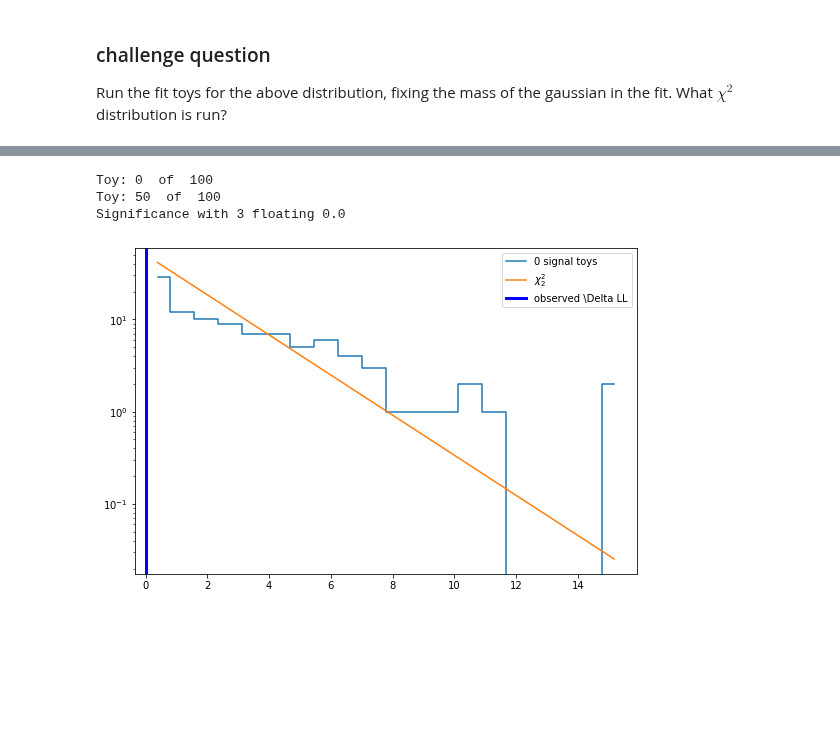
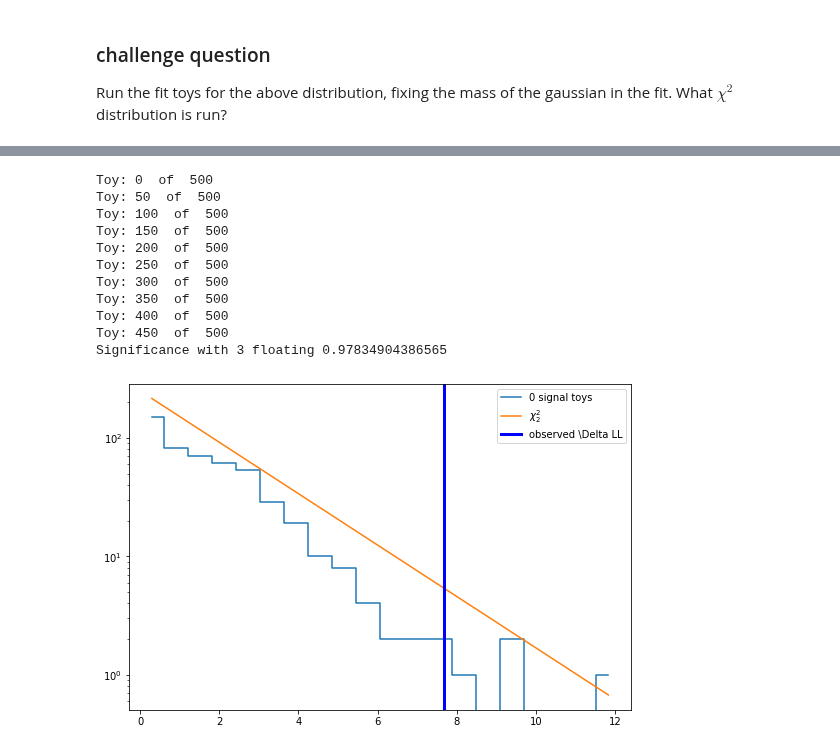
Before and after one commit to MIT-8s50/course, a Jupyter notebook: Lecture8/Lecture08_v1.ipynb, the cells around one changed output, grey strips where cells are left out. Saved outputs shown, nothing was run; the diff lists cells and outputs as text; code cells hidden in the pictures; blank space fills up the shorter version.

```diff
--- a/Lecture8/Lecture08_v1.ipynb
+++ b/Lecture8/Lecture08_v1.ipynb
@@ -1054,6 +1083,7 @@ For each of these we can define the likelihood by summing over our $N$ bins with
 Our liklihood ratio is then just the difference where we replace $f(x)$ with the appropriate hypothesis. Lets write this all out in lmfit and do it.
 # %%
 from scipy.stats import norm
+import lmfit
 
 def fNull(params,x):
     val = norm.pdf(x,params["mu"],params["sigma"])
@@ -1064,7 +1094,7 @@ def fAlt(params,x):
 
 def binnedLikelihood(params, x, ydata, weights, func):
     y_model= func(params,x)
-    residarr = np.sqrt(((y_model - ydata)/weights)**2 + 2*np.log(2*np.pi*weights**2))
+    residarr = np.sqrt(((y_model - ydata)/(2*weights))**2 + np.log(2*np.pi*weights**2))
     return residarr
 
 def fitData(iX,iY,iFunc,iPlot=False):
@@ -1087,7 +1117,7 @@ def fitData(iX,iY,iFunc,iPlot=False):
 def deltaNLL(x,y,iPlot=False):
     LLNull=fitData(x,y,fNull,iPlot)
     LLAlt=fitData(x,y,fAlt,iPlot)
-    return np.sum(LLAlt*LLAlt)-np.sum(LLNull*LLNull)
+    return 2.*(np.sum(LLAlt*LLAlt)-np.sum(LLNull*LLNull))
 
 x=bin_centers
 NLL = deltaNLL(x,y,True)
@@ -1116,11 +1146,11 @@ def toyNLL(iNEvents,iNToys,iBin_Edges):
     return deltaNLLArr
 
 NLL1 = toyNLL(300,500,bin_edges)
-ll1, ll_bin_edges = np.histogram(NLL1, bins=20)
+ll1, ll_bin_edges = np.histogram(NLL1, bins=20,density=True)
 ll_bin_centers = 0.5*(ll_bin_edges[1:] + ll_bin_edges[:-1])
 chi21 = np.array([])
 for x in ll_bin_centers:#range(len(bin_centers)):
-    chi2val=stats.chi2.pdf(x, 3)*len(NLL1) #len is to normalize
+    chi2val=stats.chi2.pdf(x, 3) #len is to normalize
     chi21 = np.append(chi21,chi2val)
 
 fig, ax = plt.subplots(figsize=(9,6))
@@ -1148,3 +1178,34 @@ Significance with 3 floating 1.0
 ### challenge question
 
 Run the fit toys for the above distribution, fixing the mass of the gaussian in the fit. What $\chi^{2}$ distribution is run?
+# %%
+def fitData(iX,iY,iFunc,iPlot=False):
+    params = lmfit.Parameters()
+    params.add('c',    value=1,min=0,max=np.inf)
+    params.add('mu',   value=100,min=0,max=200)
+    params.add('sigma',value=10,min=0,max=200)
+    params.add('amp',  value=20,min=0,max=np.inf)
+    params["mu"].vary = False
+    result = lmfit.minimize(binnedLikelihood, params, args=(iX,iY,(iY**0.5),iFunc))
+    #lmfit.report_fit(result)
+    if iPlot:
+        #Now we plot it.
+        plt.errorbar(iX, iY,np.sqrt(iY), lw=2,fmt=".k", capsize=0)
+        plt.plot(iX,iFunc(result.params,iX))
+        plt.xlabel("x")
+        plt.ylabel("N")
+        plt.show()
+    return result.residual
+
+def deltaNLL(x,y,iPlot=False):
+    LLNull=fitData(x,y,fNull,iPlot)
+    LLAlt=fitData(x,y,fAlt,iPlot)
+    return 2.*(np.sum(LLAlt*LLAlt)-np.sum(LLNull*LLNull))
+
+x=bin_centers
+NLL = deltaNLL(x,y,True)
+print("Delta negative Log Likelihood:",NLL)
+stats.chi2.pdf(x, 3)
+
+probability = 1-stats.chi2.cdf(NLL, 2)
+print("Our Probability of this happening",probability)
@@ -1151,33 +1217,41 @@ Run the fit toys for the above distribution, fixing the mass of the gaussian in
 # %%
 #answer
 def fitData(iX,iY,iFunc,iPlot=False):
     params = lmfit.Parameters()
     params.add('c',    value=1,min=0,max=np.inf)
     params.add('mu',   value=100,min=0,max=200)
     params.add('sigma',value=10,min=0,max=200)
     params.add('amp',  value=20,min=0,max=np.inf)
     params['mu'].vary = True    ###############!!!! this is what we fix
     result = lmfit.minimize(binnedLikelihood, params, args=(iX,iY,(iY**0.5),iFunc))
     return result.residual
 
 NLL = deltaNLL(x,y,True)
-NLL1 = toyNLL(300,100,bin_edges)
+NLL1 = toyNLL(300,500,bin_edges)
 ll1, ll_bin_edges = np.histogram(NLL1, bins=20)
 ll_bin_centers = 0.5*(ll_bin_edges[1:] + ll_bin_edges[:-1])
 chi21 = np.array([])
 for x in ll_bin_centers:#range(len(bin_centers)):
     chi2val=stats.chi2.pdf(x, 2)*len(NLL1) #len is to normalize
     chi21 = np.append(chi21,chi2val)
 
 fig, ax = plt.subplots(figsize=(9,6))
 plt.plot(ll_bin_centers,ll1,drawstyle = 'steps-mid',label='0 signal toys')
 plt.plot(ll_bin_centers,chi21,label='$\chi^{2}_{2}$')
 ax.axvline(x=NLL,linewidth=3,c='b',label="observed \Delta LL")
 print("Significance with 3 floating",stats.chi2.cdf(NLL,2))
 plt.legend()
 plt.yscale('log')
 # %% [output]
-Toy: 0  of  100
-Toy: 50  of  100
-Significance with 3 floating 0.0
+Toy: 0  of  500
+Toy: 50  of  500
+Toy: 100  of  500
+Toy: 150  of  500
+Toy: 200  of  500
+Toy: 250  of  500
+Toy: 300  of  500
+Toy: 350  of  500
+Toy: 400  of  500
+Toy: 450  of  500
+Significance with 3 floating 0.97834904386565
-[figure, old version]
+[figure, new version]
```
Also changed, not shown: parts of 12 cells of this notebook, 13 other files.
